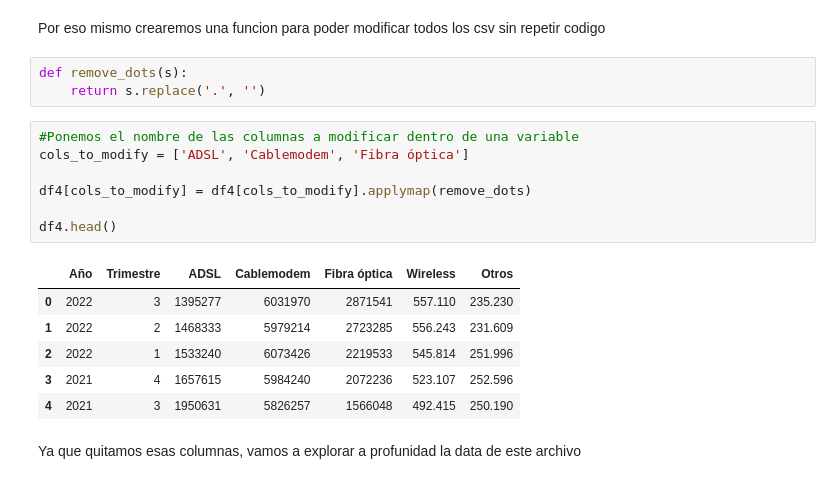
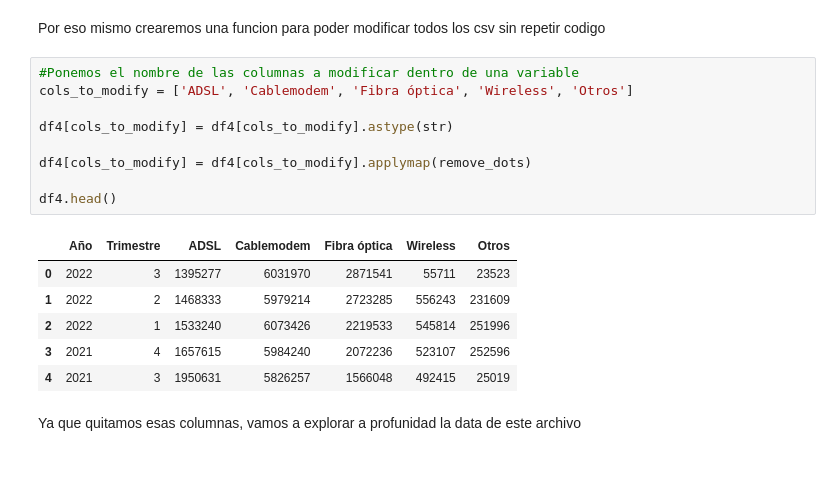
Before and after one commit to ReneRamosTrvn/data_analytics_project, a Jupyter notebook: EDA.ipynb, the cells around one changed output. Saved outputs shown, nothing was run; the diff lists cells and outputs as text.

```diff
--- a/EDA.ipynb
+++ b/EDA.ipynb
@@ -64,23 +83,22 @@ Otra cosa que podemos ver es que el fomrato de ADSL, Cabelmodem, Fibra Optica, W
 OJO QUE ESTO LO HAREMOS CON TODOS LOS CSV
 # %% [markdown]
 Por eso mismo crearemos una funcion para poder modificar todos los csv sin repetir codigo
-# %%
-def remove_dots(s):
-    return s.replace('.', '')
 # %%
 #Ponemos el nombre de las columnas a modificar dentro de una variable
-cols_to_modify = ['ADSL', 'Cablemodem', 'Fibra óptica']
+cols_to_modify = ['ADSL', 'Cablemodem', 'Fibra óptica', 'Wireless', 'Otros']
+
+df4[cols_to_modify] = df4[cols_to_modify].astype(str)
 
 df4[cols_to_modify] = df4[cols_to_modify].applymap(remove_dots)
 
 df4.head()
 # %% [output]
 |  | Año | Trimestre | ADSL | Cablemodem | Fibra óptica | Wireless | Otros |
-| 0 | 2022 | 3 | 1395277 | 6031970 | 2871541 | 557.110 | 235.230 |
-| 1 | 2022 | 2 | 1468333 | 5979214 | 2723285 | 556.243 | 231.609 |
-| 2 | 2022 | 1 | 1533240 | 6073426 | 2219533 | 545.814 | 251.996 |
-| 3 | 2021 | 4 | 1657615 | 5984240 | 2072236 | 523.107 | 252.596 |
-| 4 | 2021 | 3 | 1950631 | 5826257 | 1566048 | 492.415 | 250.190 |
+| 0 | 2022 | 3 | 1395277 | 6031970 | 2871541 | 55711 | 23523 |
+| 1 | 2022 | 2 | 1468333 | 5979214 | 2723285 | 556243 | 231609 |
+| 2 | 2022 | 1 | 1533240 | 6073426 | 2219533 | 545814 | 251996 |
+| 3 | 2021 | 4 | 1657615 | 5984240 | 2072236 | 523107 | 252596 |
+| 4 | 2021 | 3 | 1950631 | 5826257 | 1566048 | 492415 | 25019 |
 # %% [markdown]
 Ya que quitamos esas columnas, vamos a explorar a profunidad la data de este archivo
 # %%
```
Also changed, not shown: parts of 7 cells of this notebook, 8 other files.
